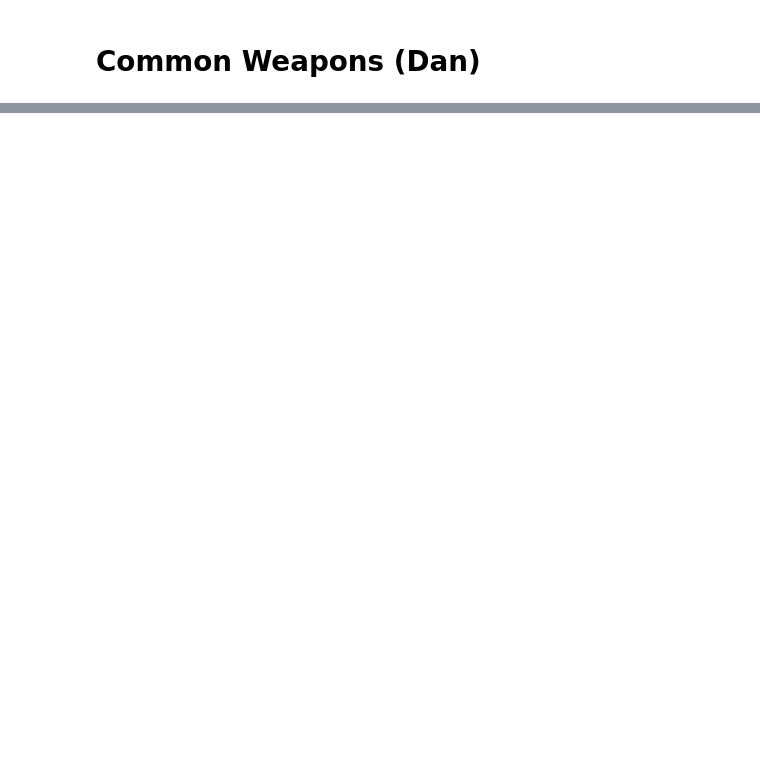
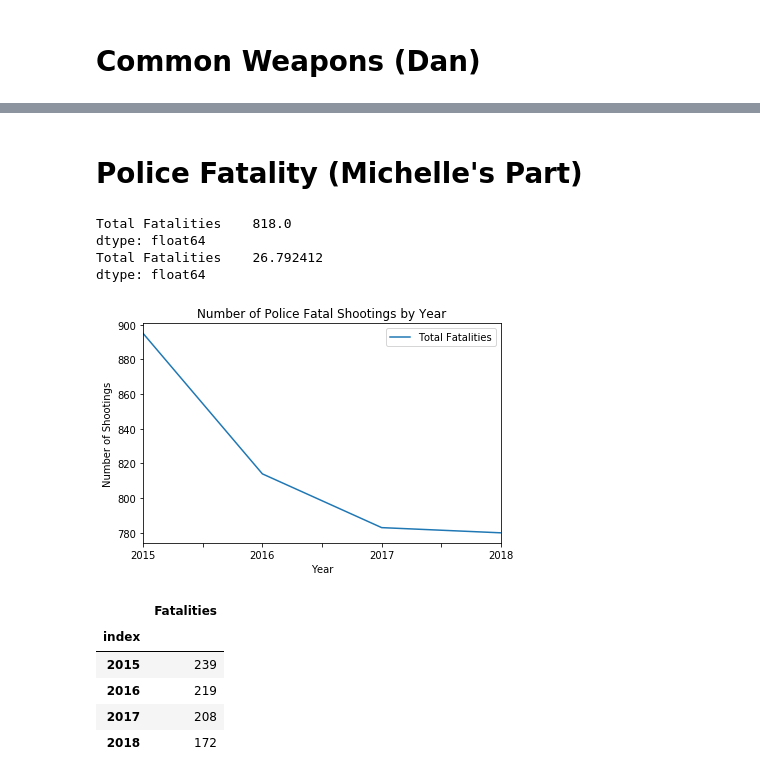
Before and after one commit to ladydatadigger/data_project_one, a Jupyter notebook: Final Notebook.ipynb, the cells around one changed output, grey strips where cells are left out. Saved outputs shown, nothing was run; the diff lists cells and outputs as text; code cells hidden in the pictures; blank space fills up the shorter version.

```diff
--- a/Final Notebook.ipynb
+++ b/Final Notebook.ipynb
@@ -201,0 +272,38 @@ plt.savefig("Output/common_weapons.jpg")
+# %% [markdown]
+# Police Fatality (Michelle's Part)
+# %%
+#group by year
+year_group = df.groupby("Year")
+year_count = year_group["Year"].count().to_frame()
+year_count = year_count.rename(columns={"Year": "Total Fatalities"})
+
+year_count_mean=year_count.mean()
+year_count_sem =year_count.sem()
+print(year_count_mean)
+print(year_count_sem)
+
+#number of fatalities in each year
+count_chart = year_count.plot(title="Number of Police Fatal Shootings by Year")
+count_chart.set_ylabel("Number of Shootings")
+plt.tight_layout()
+plt.show()
+
+mental_health_total = df.loc[(df['Mental Illness'] == True )]
+mental_health_total_count = mental_health_total["Year"].value_counts().to_frame()
+mental_health_total_count = mental_health_total_count.reset_index()
+mental_health_total_count = mental_health_total_count.set_index("index")
+mental_health_total_count = mental_health_total_count.sort_index(ascending=True)
+mental_health_total_count = mental_health_total_count.rename(columns={"Year": "Fatalities"})
+mental_health_total_count
+# %% [output]
+Total Fatalities    818.0
+dtype: float64
+Total Fatalities    26.792412
+dtype: float64
+[figure, added]
+|  | Fatalities |
+| index |  |
+| 2015 | 239 |
+| 2016 | 219 |
+| 2017 | 208 |
+| 2018 | 172 |
```
Also changed, not shown: parts of 16 cells of this notebook, 2 other files.
